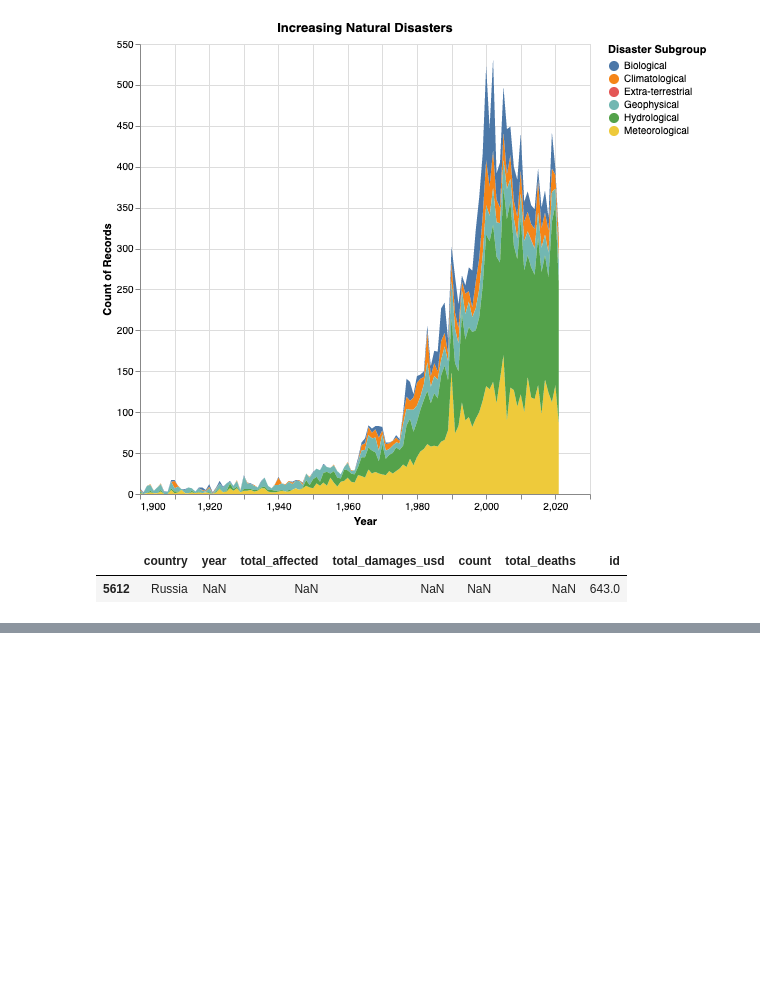
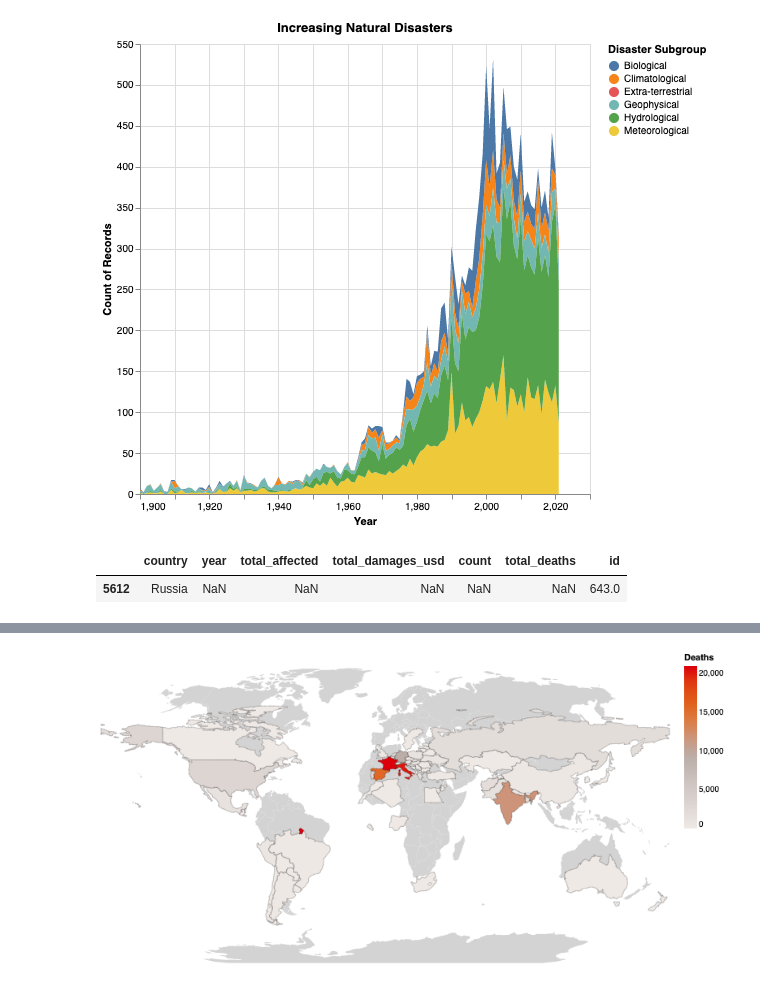
Before and after one commit to mel-liow/climate-analysis, a Jupyter notebook: climate_analysis.ipynb, the cells around one changed output, grey strips where cells are left out. Cells and saved outputs as stored; diff of their text form; code cells hidden in the pictures; blank space fills up the shorter version.

```diff
--- a/climate_analysis.ipynb
+++ b/climate_analysis.ipynb
@@ -398,33 +439,35 @@ total_deaths
 # %%
 countries = alt.topo_feature(data.world_110m.url, 'countries')
 
-background = alt.Chart(countries).mark_geoshape(fill="white")
+background = alt.Chart(countries).mark_geoshape(fill="lightgrey")
 
 world_map = alt.Chart(countries).mark_geoshape(
     stroke='black',
     strokeWidth=0.20
 ).encode(
         color=alt.Color(
             'total:Q', scale=alt.Scale(scheme="lightgreyred"),
             title="Deaths"
         ),
         tooltip=[
             alt.Tooltip("country:N", title="Country"),
             alt.Tooltip("total:Q", title="Number of deaths"),
         ],
         ).project(
     "equirectangular"
 ).transform_lookup(
         lookup='id',
         from_=alt.LookupData(total_deaths,
                              key='country-code',
                              fields=["total", "country"])
 )
 
 final_map = (
     (background + world_map)
     .configure_view(strokeWidth=0)
     .properties(width=700, height=400)
     .project("naturalEarth1")
 )
 final_map
+# %% [output]
+[figure, added]
```
Also changed, not shown: parts of 4 cells of this notebook.
